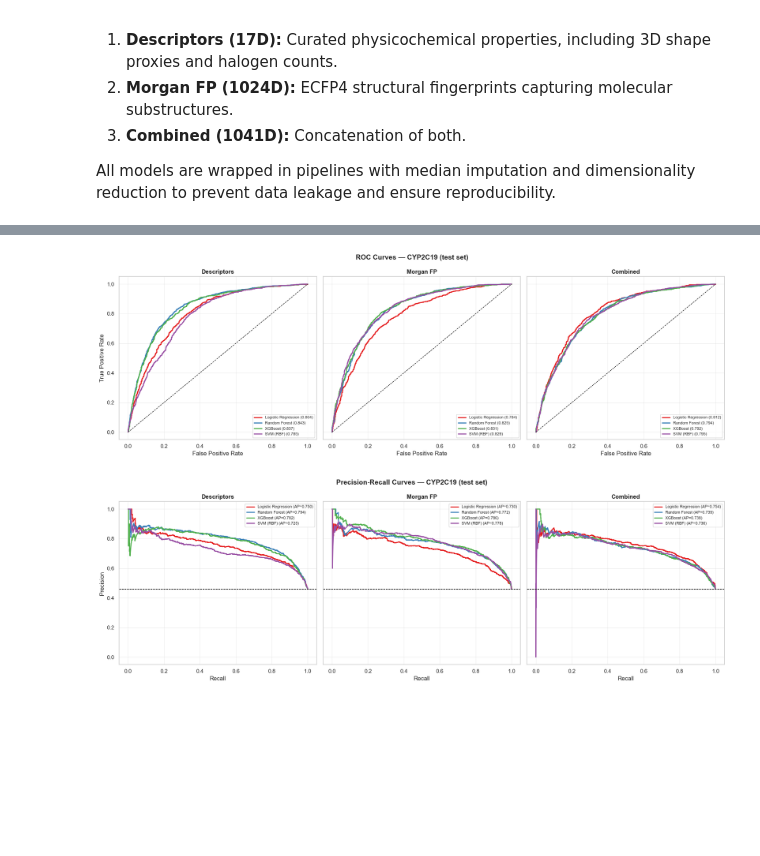
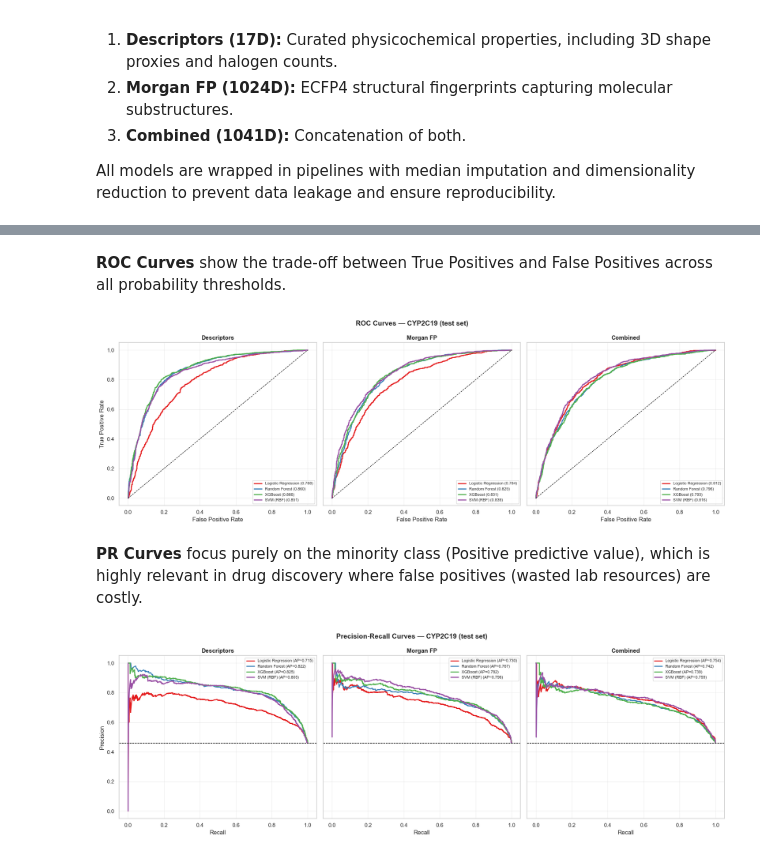
Before and after one commit to ManuCa93/drug_desing_final, a Jupyter notebook: notebook.ipynb, the cells around one changed output, grey strips where cells are left out. Drawn from its saved outputs; the diff is of its cells as text; code cells hidden in the pictures; blank space fills up the shorter version.

```diff
--- a/notebook.ipynb
+++ b/notebook.ipynb
@@ -204,7 +209,7 @@ SELECTED_DESCRIPTOR_NAMES = [
     'tpsa',
     'num_rotatable_bonds',
 
-    # --- Original CYP-specific structural features ---
+    # --- Additional structural fragment features ---
     'num_aromatic_rings',
     'fr_Al_OH',
     'fr_NH2',
@@ -217,7 +222,7 @@ SELECTED_DESCRIPTOR_NAMES = [
 
     # ==========================================
     # --- Halogenation ---
-    'fr_halogen',      # Counts all halogens (F, Cl, Br, I) - crucial for CYP2C19 binding
+    'fr_halogen',      # Counts all halogens (F, Cl, Br, I) - a useful structural descriptor
 
     # --- Shape & Steric Bulk (2D Proxies) ---
     'fraction_csp3',   # Fraction of sp3 carbons: Measures how "3D" or spherical a molecule is
@@ -233,7 +238,7 @@ SELECTED_DESCRIPTOR_NAMES = [
 
 def smiles2physchem_selected(smiles: str) -> list:
     """
-    Compute an expanded descriptor set including core ADME, CYP-specific features,
+    Compute an expanded descriptor set including core ADME, structural fragment counts,
     halogens, and 2D proxies for shape and polarizability.
     """
     molecule = Chem.MolFromSmiles(smiles)
@@ -251,7 +256,7 @@ def smiles2physchem_selected(smiles: str) -> list:
         CalcTPSA(molecule),
         Descriptors.NumRotatableBonds(molecule),
 
-        # Original CYP features
+        # Additional structural fragment features
         Descriptors.NumAromaticRings(molecule),
         Fragments.fr_Al_OH(molecule),
         Fragments.fr_NH2(molecule),
@@ -262,7 +267,7 @@ def smiles2physchem_selected(smiles: str) -> list:
         Descriptors.MinPartialCharge(molecule),
         Descriptors.NumHeteroatoms(molecule),
 
-        # --- NEW ADDITIONS ---
+        # --- Additional shape / electronic descriptors ---
         Fragments.fr_halogen(molecule),
         Descriptors.FractionCSP3(molecule),
         Descriptors.LabuteASA(molecule),
@@ -1274,26 +1394,32 @@ def make_models(n_clusters=20, is_sparse_binary=False):
         }
 # %%
 # =============================================================================
-# 3. TRAINING LOOP
+# TRAINING LOOP
 # =============================================================================
 
-all_results    = []
-trained_models = {}
+all_results_reduced    = []
+trained_models_reduced = {}
 
 # Number of clusters to compress the data into.
 num_clusters = 35
 
 for feat_name, (X_tr, X_va, X_te) in feature_sets.items():
 
+    # Bypass reduction if dimension is already <= num_clusters
+    skip_reduction = X_tr.shape[1] <= num_clusters
+
     print(f"\n{'='*80}")
-    print(f"Feature set: {feat_name} | Original: {X_tr.shape[1]} dims --> Compressed: {num_clusters} dims")
+    if skip_reduction:
+        print(f"Feature set: {feat_name} | Original: {X_tr.shape[1]} dims --> Kept at {X_tr.shape[1]} dims (Bypassed Reduction)")
+    else:
+        print(f"Feature set: {feat_name} | Original: {X_tr.shape[1]} dims --> Compressed: {num_clusters} dims")
     print(f"{'='*80}")
 
     is_sparse_binary = (feat_name == "Morgan FP")
-    for model_name, model in make_models(n_clusters=num_clusters, is_sparse_binary=is_sparse_binary).items():
+    for model_name, model in make_models(n_clusters=num_clusters, is_sparse_binary=is_sparse_binary, skip_reduction=skip_reduction).items():
         t0 = time.time()
 
-        # Training (Pipeline handles the clustering internally)
+        # Training (Pipeline handles the clustering internally if not bypassed)
         model.fit(X_tr, y_train_arr)
 
         # Evaluation on all splits to monitor overfitting
@@ -1301,10 +1427,10 @@ for feat_name, (X_tr, X_va, X_te) in feature_sets.items():
         val_m   = evaluate_model(model, X_va, y_valid_arr, model_name)
         test_m  = evaluate_model(model, X_te, y_test_arr,  model_name)
 
-        trained_models[(feat_name, model_name)] = model
+        trained_models_reduced[(feat_name, model_name)] = model
 
         # Store results
-        all_results.append({
+        all_results_reduced.append({
             "Feature Set"  : feat_name,
             "Model"        : model_name,
             "Train Acc"    : train_m["Accuracy"],
@@ -1324,6 +1450,6 @@ for feat_name, (X_tr, X_va, X_te) in feature_sets.items():
               f"| Test Acc={test_m['Accuracy']:.4f} "
               f"| Test AUROC={test_m['AUROC']:.4f} | {time.time()-t0:.1f}s")
 
-results_df = pd.DataFrame(all_results).drop(columns=["_y_prob"])
+results_df = pd.DataFrame(all_results_reduced).drop(columns=["_y_prob"])
 # %% [output]
 ================================================================================
@@ -1381,6 +1513,8 @@ Model Comparison (Trained ONLY on 35 Cluster Distances) — CYP2C19
+# %% [markdown]
+   **ROC Curves** show the trade-off between True Positives and False Positives across all probability thresholds.
 # %%
 # =============================================================================
-# 5. ROC CURVES
+# ROC CURVES
 # =============================================================================
 
 colors      = ["#e41a1c", "#377eb8", "#4daf4a", "#984ea3"]
@@ -1390,7 +1524,7 @@ fig, axes = plt.subplots(1, 3, figsize=(18, 6), sharey=True)
 for ax, feat_name in zip(axes, feature_sets):
     _, _, X_te = feature_sets[feat_name]
     for color, mname in zip(colors, model_names):
-        m  = trained_models[(feat_name, mname)]
+        m  = trained_models_reduced[(feat_name, mname)]
         yp = m.predict_proba(X_te)[:, 1] if hasattr(m, "predict_proba") else m.decision_function(X_te)
         fpr, tpr, _ = roc_curve(y_test_arr, yp)
         ax.plot(fpr, tpr, lw=2, color=color,
@@ -1405,31 +1539,33 @@ fig.suptitle("ROC Curves — CYP2C19 (test set)", fontsize=14, fontweight="bold"
 plt.tight_layout()
 plt.show()
 # %% [output]
-[figure, old version]
+[figure, new version]
+# %% [markdown]
+   **PR Curves** focus purely on the minority class (Positive predictive value), which is highly relevant in drug discovery where false positives (wasted lab resources) are costly.
 # %%
 
 
 # =============================================================================
-# 6. PRECISION-RECALL CURVES
+# PRECISION-RECALL CURVES
 # =============================================================================
 
 fig, axes = plt.subplots(1, 3, figsize=(18, 6), sharey=True)
 for ax, feat_name in zip(axes, feature_sets):
     _, _, X_te = feature_sets[feat_name]
     for color, mname in zip(colors, model_names):
-        m  = trained_models[(feat_name, mname)]
+        m  = trained_models_reduced[(feat_name, mname)]
         yp = m.predict_proba(X_te)[:, 1] if hasattr(m, "predict_proba") else m.decision_function(X_te)
         prec, rec, _ = precision_recall_curve(y_test_arr, yp)
         ax.plot(rec, prec, lw=2, color=color,
                 label=f"{mname} (AP={average_precision_score(y_test_arr, yp):.3f})")
     ax.axhline(y_test_arr.mean(), color="k", linestyle="--", lw=1)
     ax.set_title(feat_name, fontsize=12, fontweight="bold")
     ax.set_xlabel("Recall")
     ax.legend(loc="upper right", fontsize=8)
     ax.grid(alpha=0.3)
 axes[0].set_ylabel("Precision")
 fig.suptitle("Precision-Recall Curves — CYP2C19 (test set)", fontsize=14, fontweight="bold")
 plt.tight_layout()
 plt.show()
 # %% [output]
-[figure, old version]
+[figure, new version]
```
Also changed, not shown: parts of 68 cells of this notebook.
